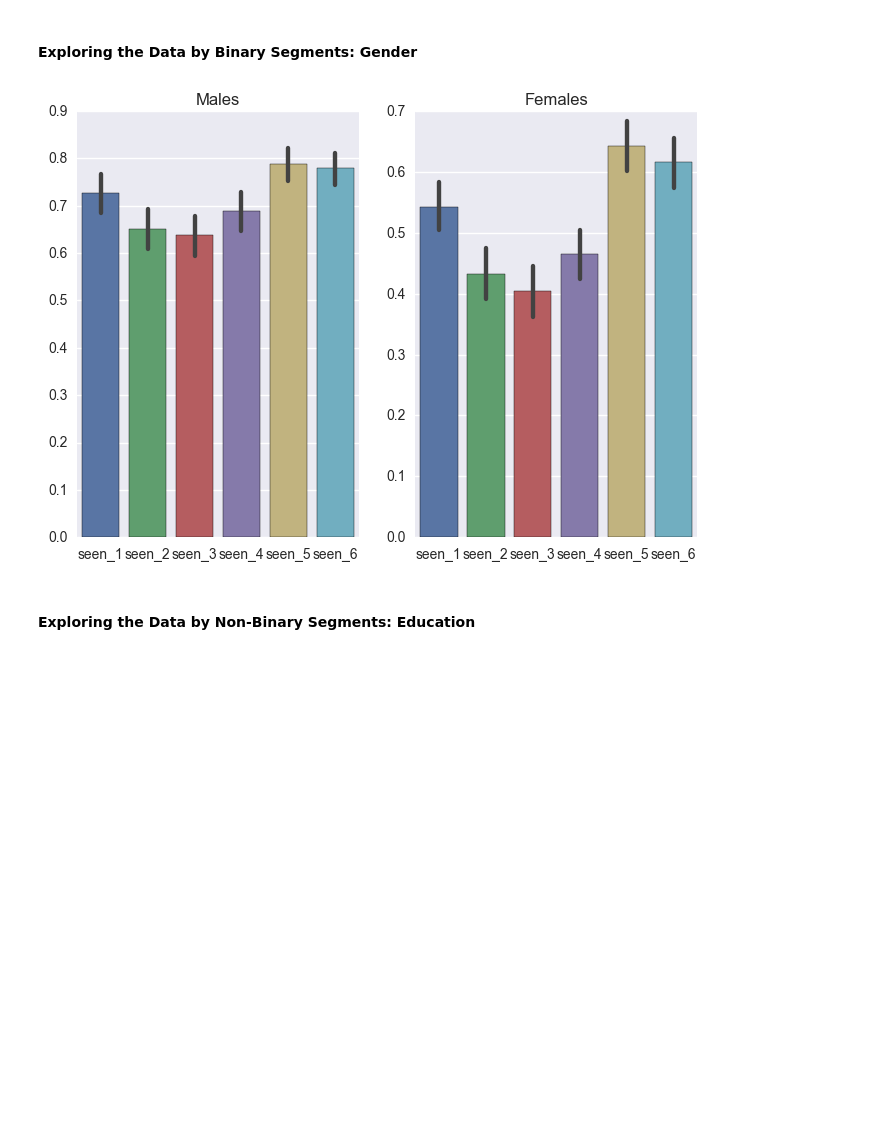
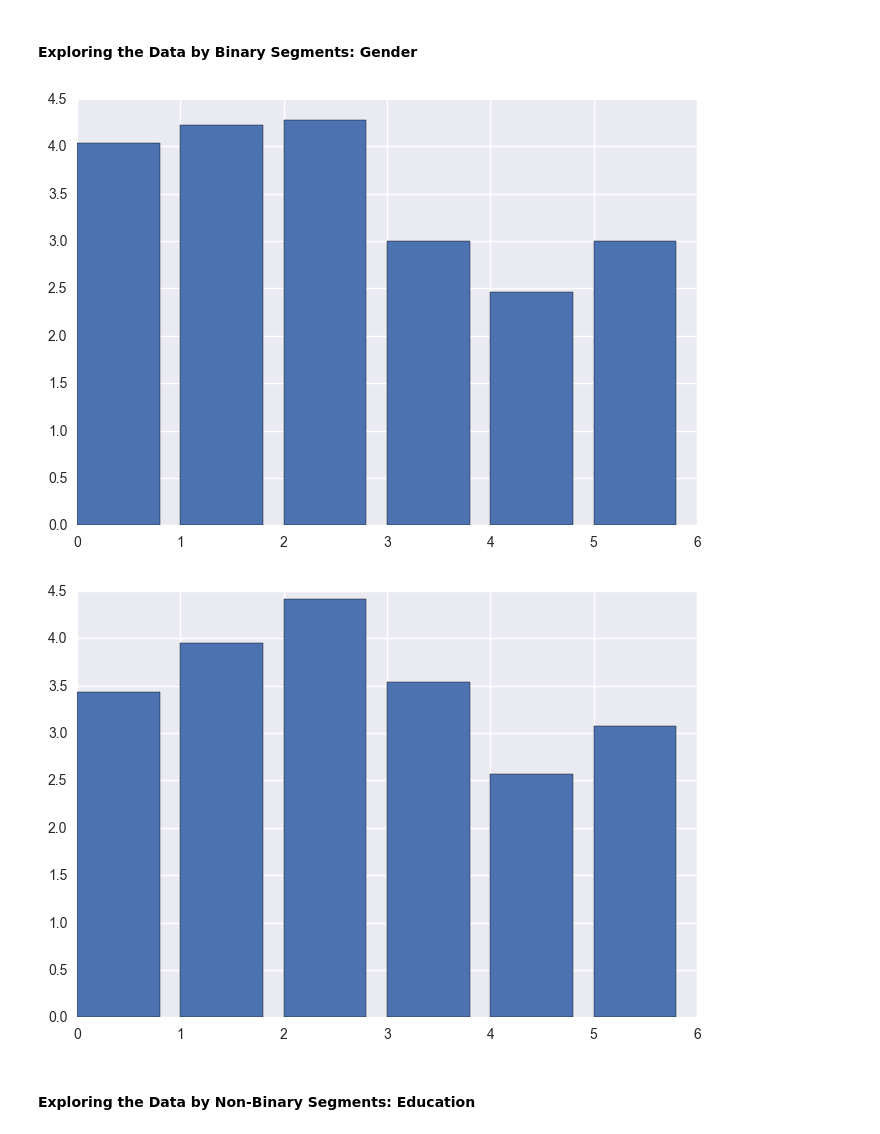
Before and after one commit to ihijazi/python-for-data-science, a Jupyter notebook: Star Wars Analytics.ipynb, the cells around one changed output. Cells and saved outputs as stored; diff of their text form; code cells hidden in the pictures; blank space fills up the shorter version.

```diff
--- a/Star Wars Analytics.ipynb
+++ b/Star Wars Analytics.ipynb
@@ -114,21 +114,21 @@ sns.plt.show()
 # %%
 males = starwars[starwars["Gender"] == "Male"]
 females = starwars[starwars["Gender"] == "Female"]
 
-fig = plt.figure()
-
-ax1 = fig.add_subplot(121)
-ax1 = sns.barplot(data=males[males.columns[3:9]])
-ax1.set_title("Males")
 
 
-ax2 = fig.add_subplot(122)
-ax2 = sns.barplot(data=females[females.columns[3:9]])
-ax2.set_title("Females")
+plt.bar(range(6), males[males.columns[9:15]].mean())
+plt.show()
+
+plt.bar(range(6), females[females.columns[9:15]].mean())
+plt.show()
+
+
 
 plt.show()
 # %% [output]
-[figure, old version]
+[figure, new version]
+[figure, added]
 # %% [markdown]
 #### Exploring the Data by Non-Binary Segments: Education
 # %%
```
Also changed, not shown: parts of 1 cell of this notebook.
